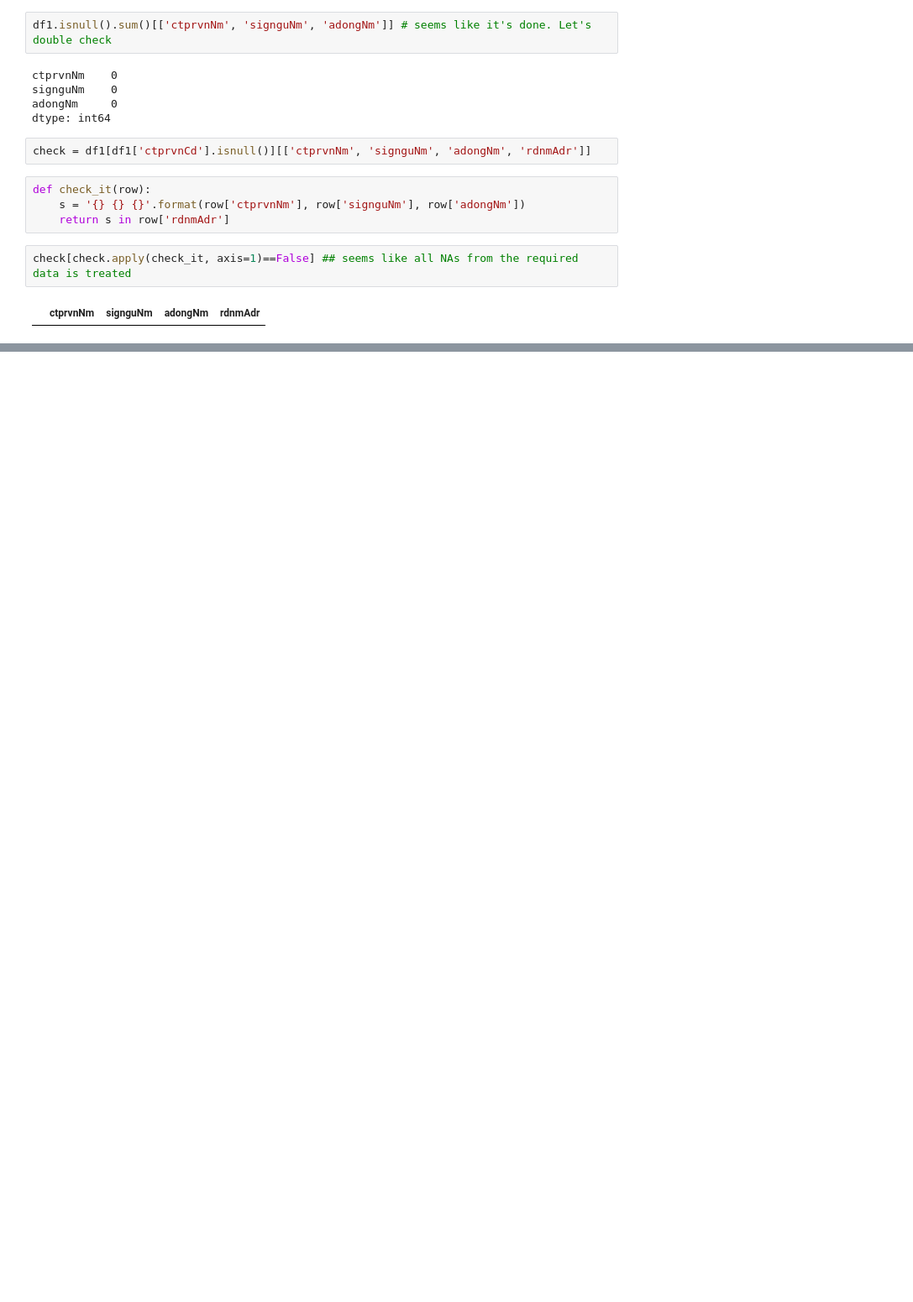
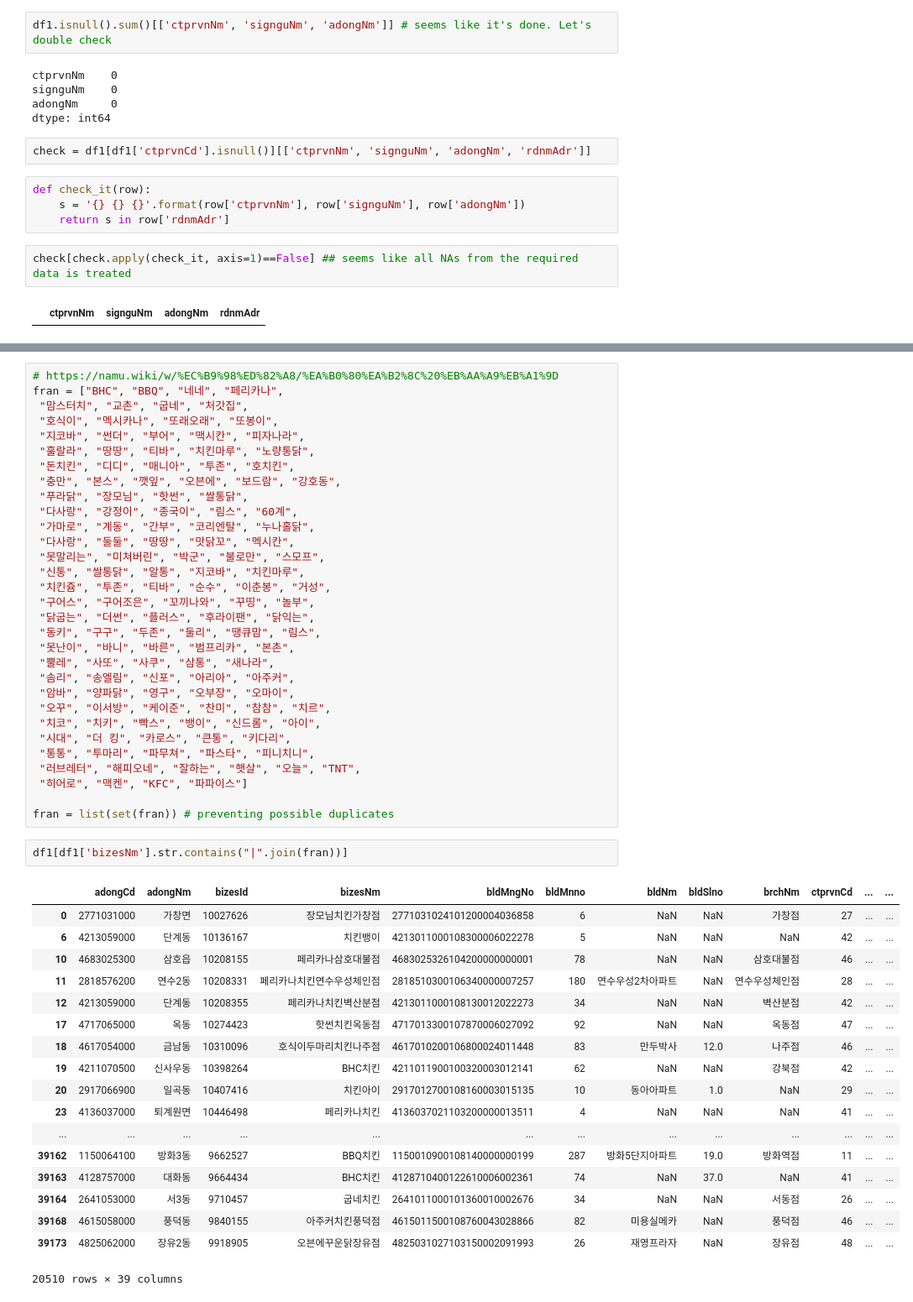
Before and after one commit to gwthompson/Chicken_Stores_Extracter, a Jupyter notebook: data wrangling.ipynb, the cells around one changed output, grey strips where cells are left out. Shown: that part at 84% size. Drawn from its saved outputs; the diff is of its cells as text; blank space fills up the shorter version.

```diff
--- a/data wrangling.ipynb
+++ b/data wrangling.ipynb
@@ -223,0 +264,52 @@ df1.to_csv('stores_NA_treated.csv', index=False)
+# %%
+# https://namu.wiki/w/%EC%B9%98%ED%82%A8/%EA%B0%80%EA%B2%8C%20%EB%AA%A9%EB%A1%9D
+fran = ["BHC", "BBQ", "네네", "페리카나",
+ "맘스터치", "교촌", "굽네", "처갓집",
+ "호식이", "멕시카나", "또래오래", "또봉이",
+ "지코바", "썬더", "부어", "맥시칸", "피자나라",
+ "훌랄라", "땅땅", "티바", "치킨마루", "노량통닭",
+ "돈치킨", "디디", "매니아", "투존", "호치킨",
+ "충만", "본스", "깻잎", "오븐에", "보드람", "강호동",
+ "푸라닭", "장모님", "핫썬", "쌀통닭",
+ "다사랑", "강정이", "종국이", "림스", "60계",
+ "가마로", "계동", "간부", "코리엔탈", "누나홀닭",
+ "다사랑", "둘둘", "땅땅", "맛닭꼬", "멕시칸",
+ "못말리는", "미쳐버린", "박군", "불로만", "스모프",
+ "신통", "쌀통닭", "알통", "지코바", "치킨마루",
+ "치킨쥼", "투존", "티바", "순수", "이춘봉", "거성",
+ "구어스", "구어조은", "꼬끼나와", "꾸띵", "놀부",
+ "닭굽는", "더썬", "플러스", "후라이팬", "닭익는",
+ "동키", "구구", "두존", "둘리", "땡큐맘", "림스",
+ "못난이", "바니", "바른", "범프리카", "본촌",
+ "뿔레", "사또", "사쿠", "삼통", "새나라",
+ "솜리", "송엘림", "신포", "아리아", "아주커",
+ "암바", "양파닭", "영구", "오부장", "오마이",
+ "오꾸", "이서방", "케이준", "찬미", "참참", "치르",
+ "치코", "치키", "빡스", "뱅이", "신드롬", "아이",
+ "시대", "더 킹", "카로스", "큰통", "키다리",
+ "통통", "투마리", "파무쳐", "파스타", "피니치니",
+ "러브레터", "해피오네", "잘하는", "햇살", "오늘", "TNT",
+ "히어로", "맥켄", "KFC", "파파이스"]
+
+fran = list(set(fran)) # preventing possible duplicates
+# %%
+df1[df1['bizesNm'].str.contains("|".join(fran))]
+# %% [output]
+|  | adongCd | adongNm | bizesId | bizesNm | bldMngNo | bldMnno | bldNm | bldSlno | brchNm | ctprvnCd | ... | ... |
+| 0 | 2771031000 | 가창면 | 10027626 | 장모님치킨가창점 | 2771031024101200004036858 | 6 | NaN | NaN | 가창점 | 27 | ... | ... |
+| 6 | 4213059000 | 단계동 | 10136167 | 치킨뱅이 | 4213011000108300006022278 | 5 | NaN | NaN | NaN | 42 | ... | ... |
+| 10 | 4683025300 | 삼호읍 | 10208155 | 페리카나삼호대불점 | 4683025326104200000000001 | 78 | NaN | NaN | 삼호대불점 | 46 | ... | ... |
+| 11 | 2818576200 | 연수2동 | 10208331 | 페리카나치킨연수우성체인점 | 2818510300106340000007257 | 180 | 연수우성2차아파트 | NaN | 연수우성체인점 | 28 | ... | ... |
+| 12 | 4213059000 | 단계동 | 10208355 | 페리카나치킨벽산분점 | 4213011000108130012022273 | 34 | NaN | NaN | 벽산분점 | 42 | ... | ... |
+| 17 | 4717065000 | 옥동 | 10274423 | 핫썬치킨옥동점 | 4717013300107870006027092 | 92 | NaN | NaN | 옥동점 | 47 | ... | ... |
+| 18 | 4617054000 | 금남동 | 10310096 | 호식이두마리치킨나주점 | 4617010200106800024011448 | 83 | 만두박사 | 12.0 | 나주점 | 46 | ... | ... |
+| 19 | 4211070500 | 신사우동 | 10398264 | BHC치킨 | 4211011900100320003012141 | 62 | NaN | NaN | 강북점 | 42 | ... | ... |
+| 20 | 2917066900 | 일곡동 | 10407416 | 치킨아이 | 2917012700108160003015135 | 10 | 동아아파트 | 1.0 | NaN | 29 | ... | ... |
+| 23 | 4136037000 | 퇴계원면 | 10446498 | 페리카나치킨 | 4136037021103200000013511 | 4 | NaN | NaN | NaN | 41 | ... | ... |
+| ... | ... | ... | ... | ... | ... | ... | ... | ... | ... | ... | ... | ... |
+| 39162 | 1150064100 | 방화3동 | 9662527 | BBQ치킨 | 1150010900108140000000199 | 287 | 방화5단지아파트 | 19.0 | 방화역점 | 11 | ... | ... |
+| 39163 | 4128757000 | 대화동 | 9664434 | BHC치킨 | 4128710400122610006002361 | 74 | NaN | 37.0 | NaN | 41 | ... | ... |
+| 39164 | 2641053000 | 서3동 | 9710457 | 굽네치킨 | 2641011000101360010002676 | 34 | NaN | NaN | 서동점 | 26 | ... | ... |
+| 39168 | 4615058000 | 풍덕동 | 9840155 | 아주커치킨풍덕점 | 4615011500108760043028866 | 82 | 미용실메카 | NaN | 풍덕점 | 46 | ... | ... |
+| 39173 | 4825062000 | 장유2동 | 9918905 | 오븐에꾸운닭장유점 | 4825031027103150002091993 | 26 | 재영프라자 | NaN | 장유점 | 48 | ... | ... |
+20510 rows × 39 columns
```
Also changed, not shown: parts of 13 cells of this notebook.
